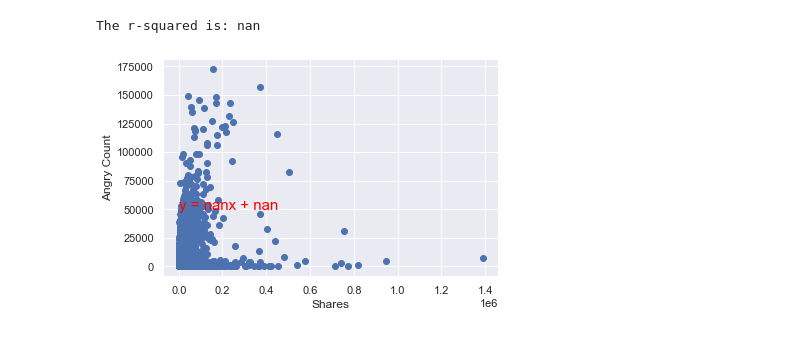
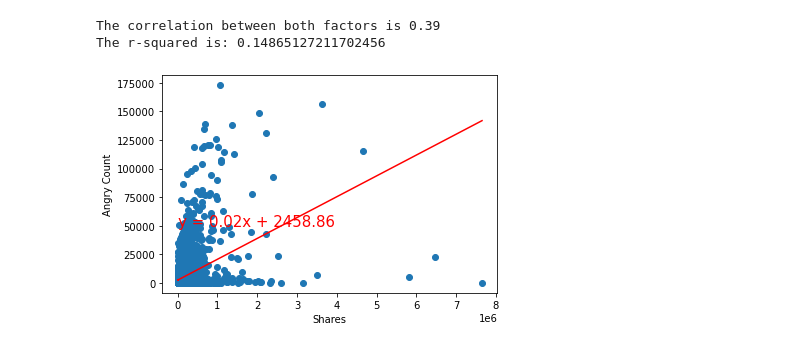
Before and after one commit to jakehtaylor/Classifying-Clickbait-Headlines, a Jupyter notebook: clean_dataframes.ipynb, the cells around one changed output. Cells and saved outputs as stored; diff of their text form; code cells hidden in the pictures.

```diff
--- a/clean_dataframes.ipynb
+++ b/clean_dataframes.ipynb
@@ -34,8 +68,11 @@ article_files
 # %%
 #concatinate all of the files in the list and add a column named filename to categorize the rows
-articles_df = pd.concat((pd.read_csv(file).assign(filename=file) for file in article_files), ignore_index=True)
+articles_df = pd.concat((pd.read_csv(file).assign(category=file) for file in article_files), ignore_index=True)
 
-articles_df
+#remove path from filename to just get the category
+articles_df['category'] = articles_df.category.str.split('\\').str[-1].str.rstrip('.csv').str.lstrip('project-')
+
+articles_df.head()
 # %% [output]
 |  | title | url | evergreen_score | evergreen_score2 | total_shares | total_facebook_shares | ... |
 | 0 | D.C. Mayor Bowser has 'Black Live... | https://www.nbcnews.com/politics/... | 2.639445 | 2.639445 | 13333377 | 13300726 | ... |
@@ -85,10 +116,11 @@ articles_df
 articles_df = articles_df[['title', 'url', 'evergreen_score',
                         'total_facebook_shares', 'facebook_comments',
                         'facebook_shares', 'facebook_likes',
-                        'wow_count', 'love_count', 'haha_count', 'sad_count', 'angry_count', 'filename']]
+                        'wow_count', 'love_count', 'haha_count', 'sad_count', 'angry_count', 'category']]
 
 #fill any null values with zero
-articles_df.fillna(0)
+articles_df = articles_df.replace(np.nan,0)
+
 
 #export cleaned data to a .csv file
 articles_df.to_csv(output_data_file, index=False, header=True)
@@ -368,28 +525,35 @@ politics_df
 # %%
 #attempt at liner regression
-#scatter plot of shares vs. anger_count
-title = 'Facebook shares vs. Angry Reaction for Political Articles'
+
+
+#correlation coefficient
+correlation = st.pearsonr(trump_df['total_facebook_shares'], trump_df['angry_count'])
+print(f"The correlation between both factors is {round(correlation[0],2)}")
+
+#scatter plot of Trump shares vs. Anger_count
+title = 'Facebook shares vs. Angry Reaction for Trump Articles'
 
 #linear regression
-x_values = politics_df['facebook_shares']
-y_values = politics_df['angry_count']
+x_values = trump_df['total_facebook_shares']
+y_values = trump_df['angry_count']
 
 
 (slope, intercept, rvalue, pvalue, stderr) = linregress(x_values, y_values)
 regress_values = x_values * slope + intercept
 line_eq = "y = " + str(round(slope,2)) + "x + " + str(round(intercept,2))
 plt.scatter(x_values,y_values)
 plt.plot(x_values,regress_values,"r-")
-plt.annotate(line_eq,(0.8, 50000),fontsize=15,color="red")
+plt.annotate(line_eq,(4, 50000),fontsize=15,color="red")
 
 
-#politics_df.plot(kind="scatter", x="total_facebook_shares", y="angry_count", grid=True, figsize=(8,8),
-#                  title= title)
+#trump_df.plot(kind="scatter", x="total_facebook_shares", y="angry_count", grid=True, figsize=(8,8),
+#                 title= title)
 plt.xlabel('Shares')
 plt.ylabel('Angry Count')
 print(f"The r-squared is: {rvalue**2}")
-#plt.savefig('maxtemp_vs_lat.png', dpi=300, bbox_inches = 'tight')
+plt.savefig('trumpshares_vs_anger.png', dpi=300, bbox_inches = 'tight')
 plt.show()
 # %% [output]
-The r-squared is: nan
+The correlation between both factors is 0.39
+The r-squared is: 0.14865127211702456
-[figure, old version]
+[figure, new version]
```
Also changed, not shown: parts of 16 cells of this notebook, 18 other files.
